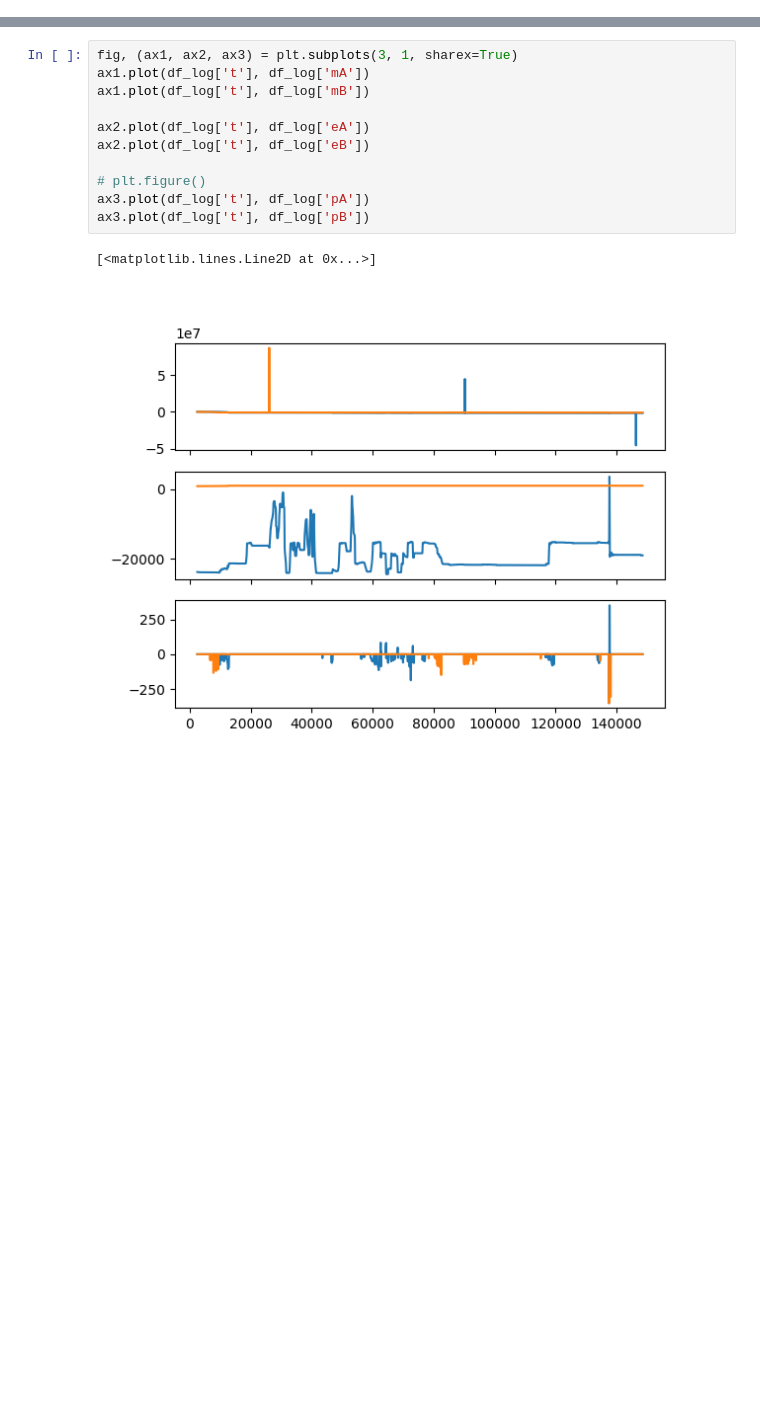
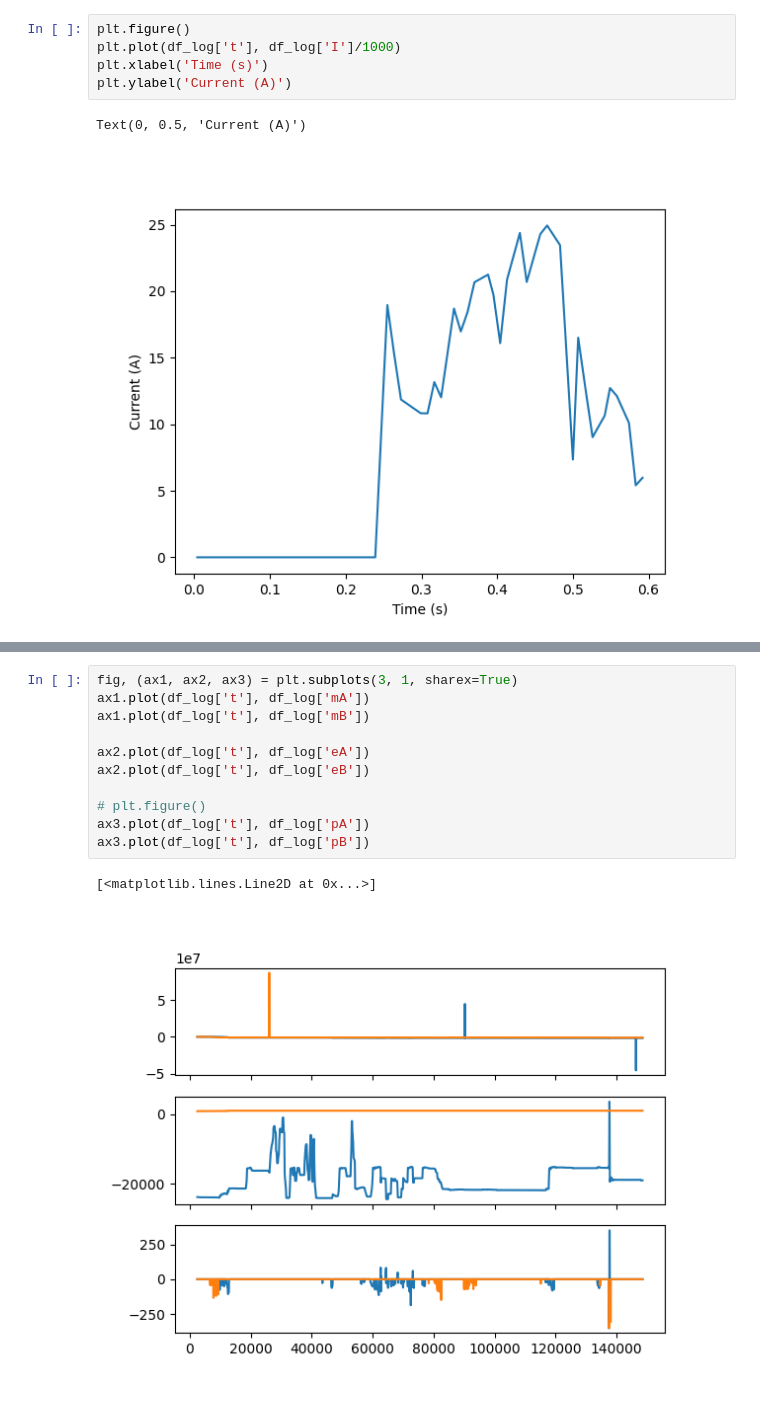
Before and after one commit to NovelMobileRobotsLab/pinto-squirrel, a Jupyter notebook: ICRA25/plots.ipynb, the cells around one changed output, grey strips where cells are left out. Cells and saved outputs as stored; diff of their text form; blank space fills up the shorter version.

```diff
--- a/ICRA25/plots.ipynb
+++ b/ICRA25/plots.ipynb
@@ -52,3 +112,11 @@ remove_even_lines(input_file_path, output_file_path)
+# %%
+plt.figure()
+plt.plot(df_log['t'], df_log['I']/1000)
+plt.xlabel('Time (s)')
+plt.ylabel('Current (A)')
+# %% [output]
+Text(0, 0.5, 'Current (A)')
+[figure, added]
 # %%
 # starttime = 137.2
 starttime = 6.4
```
Also changed, not shown: parts of 6 cells of this notebook, 14 other files.
